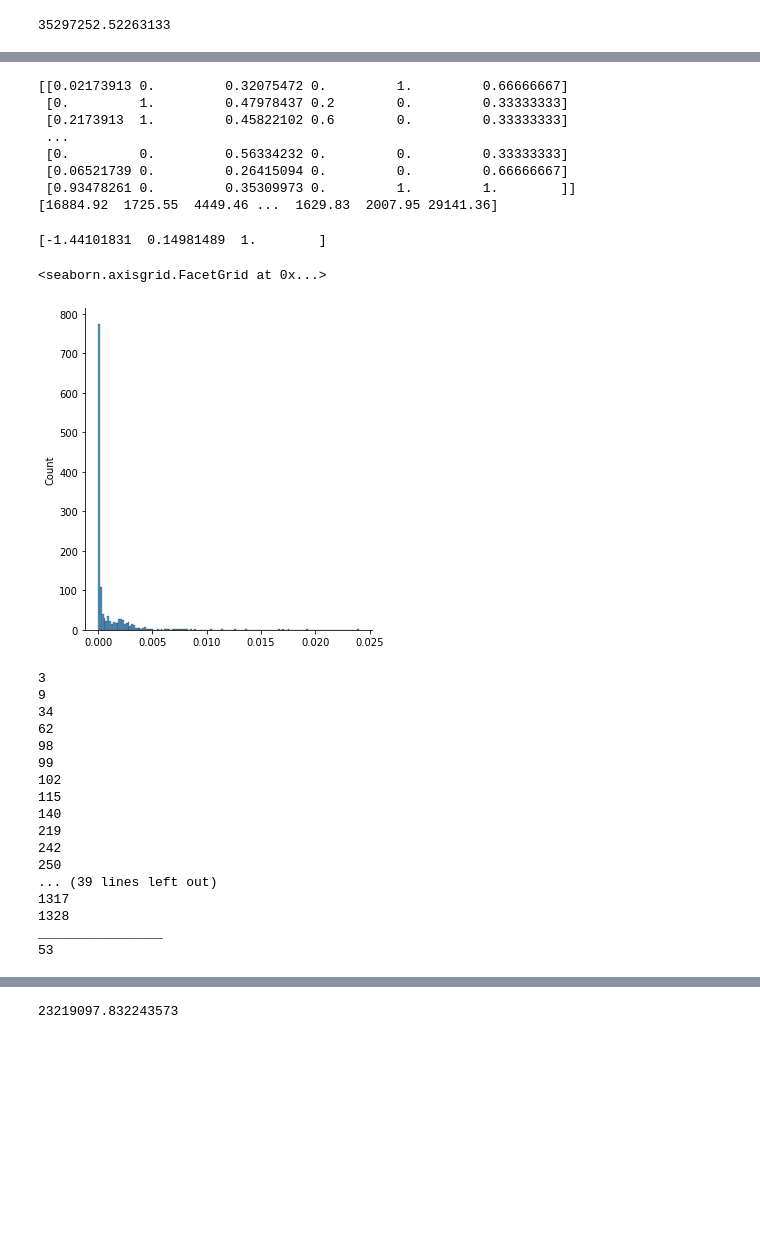
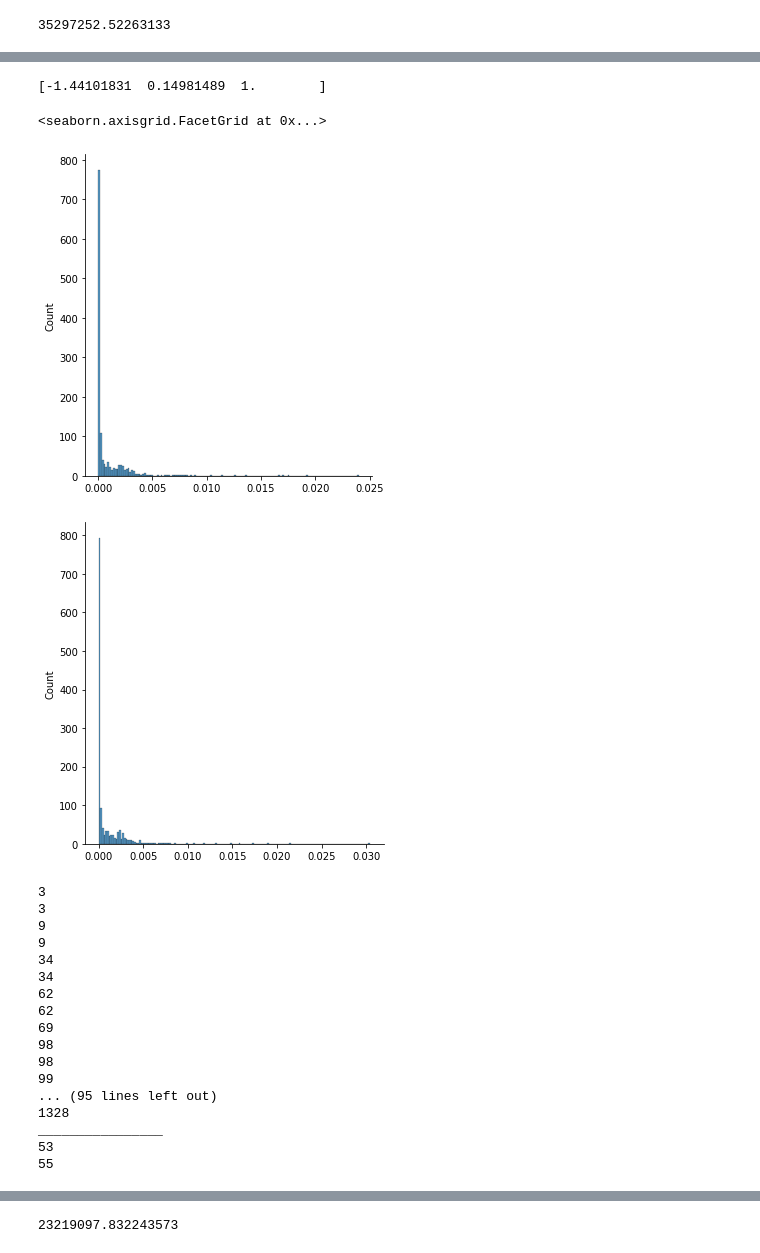
Before and after one commit to huutuongtu/AI_project, a Jupyter notebook: AI.ipynb, the cells around one changed output, grey strips where cells are left out. Saved outputs shown, nothing was run; the diff lists cells and outputs as text; code cells hidden in the pictures; blank space fills up the shorter version.

```diff
--- a/AI.ipynb
+++ b/AI.ipynb
@@ -452,49 +383,21 @@ ax = df.plot.bar(rot=0)
-# %%
-import numpy as np
-import matplotlib.pyplot as plt
-from sklearn.neighbors import LocalOutlierFactor
-import seaborn as sns
-import pandas as pd
-
-x = []
-clf = LocalOutlierFactor(n_neighbors=50, contamination=0.02)
-
-
-X = np.array(X)
-y = np.array(y)
-print(X)
-print(y)
-# y_pred = clf.fit_predict(x)
-# j = []
-# mc = []
-# lb = []
-# for i in range(len(y_pred)):
-#   if y_pred[i]==-1:
-#     print(i)
-# %% [output]
-[[0.02173913 0.         0.32075472 0.         1.         0.66666667]
- [0.         1.         0.47978437 0.2        0.         0.33333333]
- [0.2173913  1.         0.45822102 0.6        0.         0.33333333]
- ...
- [0.         0.         0.56334232 0.         0.         0.33333333]
- [0.06521739 0.         0.26415094 0.         0.         0.66666667]
- [0.93478261 0.         0.35309973 0.         1.         1.        ]]
-[16884.92  1725.55  4449.46 ...  1629.83  2007.95 29141.36]
 # %%
 
 
 #define response variable
 y = y
+b = b
 
 #define explanatory variable
 x = X
+a = A
 
 #add constant to predictor variables
 x = sm.add_constant(x)
-
+a = sm.add_constant(a)
 #fit linear regression model
 model = sm.OLS(y, x).fit()
 print((model.outlier_test())[0])
+modelx = sm.OLS(b,a).fit()
 # %% [output]
 [-1.44101831  0.14981489  1.        ]
 # %%
@@ -504,45 +407,53 @@ np.set_printoptions(suppress=True)
 
 #create instance of influence
 influence = model.get_influence()
-
+influencex = modelx.get_influence()
 #obtain Cook's distance for each observation
 cooks = influence.cooks_distance
+cooksx = influencex.cooks_distance
 # %%
 import seaborn as sns
 sns.displot(cooks[0])
+sns.displot(cooksx[0])
 # %% [output]
 <seaborn.axisgrid.FacetGrid at 0x...>
 [figure]
+[figure, added]
 # %%
 #display Cook's distances
 j = 0
 noise = []
+noisex = []
 k = []
 for i in range(len(cooks[1])):
   if (cooks[0][i] > 0.004):
     j = j + 1
     noise.append(i)
     print(i)
+  if (cooksx[0][i]>0.004):
+    noisex.append(i)
+    print(i)
 print("________________")
 print((j))
+print(len(noisex))
 # %% [output]
+3
 3
 9
+9
+34
 34
 62
+62
+69
+98
 98
 99
-102
-115
-140
-219
-242
-250
-... (39 lines left out)
-1317
+... (95 lines left out)
 1328
 ________________
 53
+55
 # %%
 newX = X
 newy = y
```
Also changed, not shown: parts of 17 cells of this notebook.
